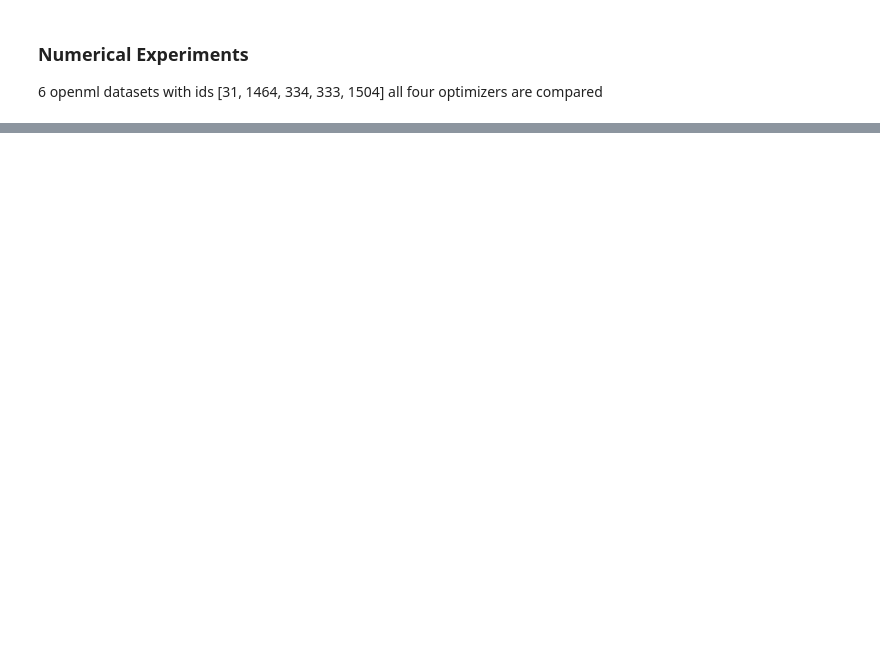
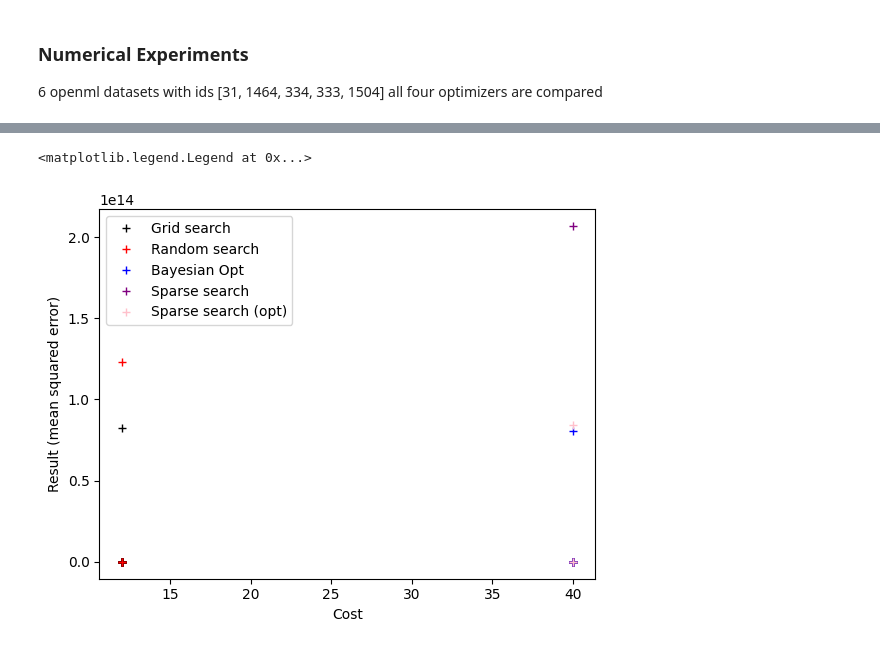
Before and after one commit to Muxlll/Masterarbeit, a Jupyter notebook: Code/Test.ipynb, the cells around one changed output, grey strips where cells are left out. Drawn from its saved outputs; the diff is of its cells as text; code cells hidden in the pictures; blank space fills up the shorter version.

```diff
--- a/Code/Test.ipynb
+++ b/Code/Test.ipynb
@@ -58,7 +58,8 @@ BAYESIAN_RESULT = []
 SPARSE_RESULT = []
 SPARSE_RESULT_OPTIMIZED = []
 
-GRID_TIME = []
-RANDOM_TIME = []
-BAYESIAN_TIME = []
-SPARSE_TIME = []
+GRID_COST = []
+RANDOM_COST = []
+BAYESIAN_COST = []
+SPARSE_COST = []
+SPARSE_COST_OPTIMIZED = []
@@ -65,7 +72,7 @@ SPARSE_TIME = []
 # %%
 hyperparameterspace = {
-    'loss': ["list", 'binary_crossentropy', 'categorical_crossentropy', 'binary_crossentropy', 'mean_absolute_error'],
-    #'loss': ["list", 'mean_absolute_error', 'log_cosh'],
-    'epochs': ["interval-int", 1, 200]
+    #'loss': ["list", 'binary_crossentropy', 'categorical_crossentropy', 'binary_crossentropy', 'mean_absolute_error'],
+    'loss': ["list", 'mean_absolute_error', 'mean_squared_error'],
+    'epochs': ["interval-int", 1, 50]
 }
 # %%
@@ -318,0 +354,14 @@ Error:
+# %%
+for i in range(len(ids)-1):
+    plt.plot(GRID_COST[i], GRID_RESULT[i], '+', color='black')
+    plt.plot(RANDOM_COST[i], RANDOM_RESULT[i], '+', color='red')
+    plt.plot(BAYESIAN_COST[i], BAYESIAN_RESULT[i], '+', color='blue')
+    plt.plot(SPARSE_COST[i], SPARSE_RESULT[i], '+', color='purple')
+    plt.plot(SPARSE_COST_OPTIMIZED[i], SPARSE_RESULT_OPTIMIZED[i], '+', color='pink')
+
+plt.xlabel("Cost")
+plt.ylabel("Result (mean squared error)")
+plt.legend(["Grid search", "Random search", "Bayesian Opt", "Sparse search", "Sparse search (opt)"])
+# %% [output]
+<matplotlib.legend.Legend at 0x...>
+[figure, added]
```
Also changed, not shown: parts of 3 cells of this notebook, 1 other file.
